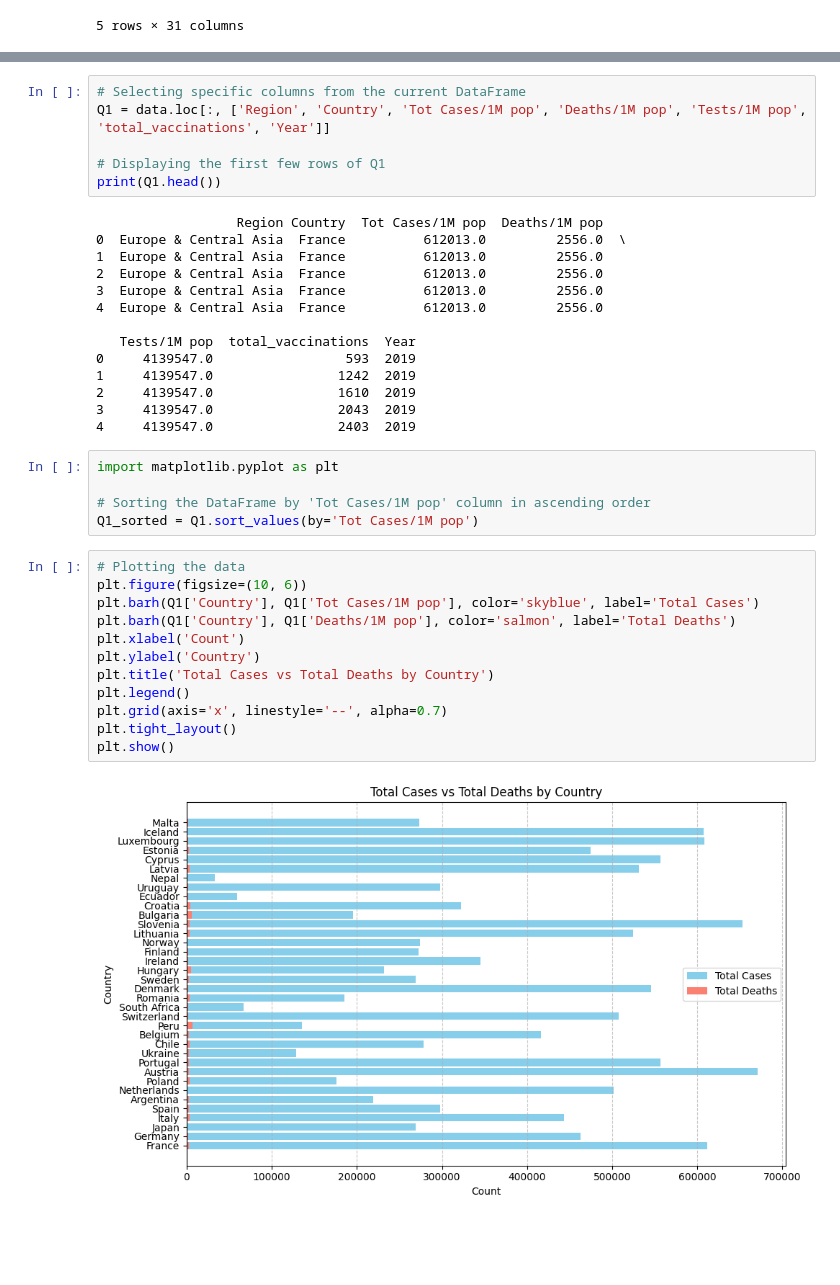
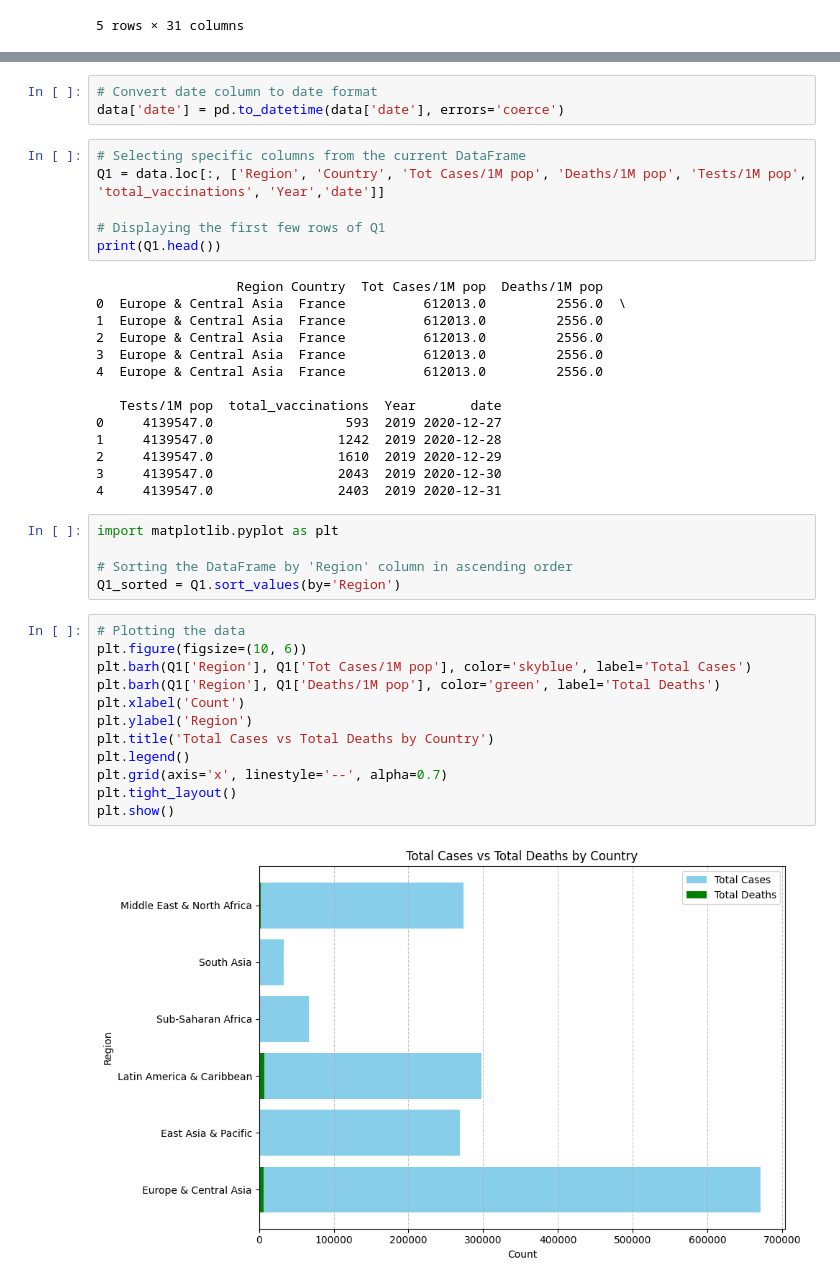
Before and after one commit to JoanneSiarivita/Data_Viz, a Jupyter notebook: data_viz/notebooks/Q1.ipynb, the cells around one changed output, grey strips where cells are left out. Cells and saved outputs as stored; diff of their text form; blank space fills up the shorter version.

Commit message:
Q1 notebook updated with visuals

```diff
--- a/data_viz/notebooks/Q1.ipynb
+++ b/data_viz/notebooks/Q1.ipynb
@@ -72,6 +48,9 @@ print(grouped_data)
+# %%
+# Convert date column to date format
+data['date'] = pd.to_datetime(data['date'], errors='coerce')
 # %%
 # Selecting specific columns from the current DataFrame
-Q1 = data.loc[:, ['Region', 'Country', 'Tot Cases/1M pop', 'Deaths/1M pop', 'Tests/1M pop', 'total_vaccinations', 'Year']]
+Q1 = data.loc[:, ['Region', 'Country', 'Tot Cases/1M pop', 'Deaths/1M pop', 'Tests/1M pop', 'total_vaccinations', 'Year','date']]
 
 # Displaying the first few rows of Q1
 print(Q1.head())
@@ -83,28 +62,28 @@ print(Q1.head())
 3  Europe & Central Asia  France          612013.0         2556.0
 4  Europe & Central Asia  France          612013.0         2556.0
 
-   Tests/1M pop  total_vaccinations  Year
-0     4139547.0                 593  2019
-1     4139547.0                1242  2019
-2     4139547.0                1610  2019
-3     4139547.0                2043  2019
-4     4139547.0                2403  2019
+   Tests/1M pop  total_vaccinations  Year       date
+0     4139547.0                 593  2019 2020-12-27
+1     4139547.0                1242  2019 2020-12-28
+2     4139547.0                1610  2019 2020-12-29
+3     4139547.0                2043  2019 2020-12-30
+4     4139547.0                2403  2019 2020-12-31
 # %%
 import matplotlib.pyplot as plt
 
-# Sorting the DataFrame by 'Tot Cases/1M pop' column in ascending order
-Q1_sorted = Q1.sort_values(by='Tot Cases/1M pop')
+# Sorting the DataFrame by 'Region' column in ascending order
+Q1_sorted = Q1.sort_values(by='Region')
 # %%
 # Plotting the data
 plt.figure(figsize=(10, 6))
-plt.barh(Q1['Country'], Q1['Tot Cases/1M pop'], color='skyblue', label='Total Cases')
-plt.barh(Q1['Country'], Q1['Deaths/1M pop'], color='salmon', label='Total Deaths')
+plt.barh(Q1['Region'], Q1['Tot Cases/1M pop'], color='skyblue', label='Total Cases')
+plt.barh(Q1['Region'], Q1['Deaths/1M pop'], color='green', label='Total Deaths')
 plt.xlabel('Count')
-plt.ylabel('Country')
+plt.ylabel('Region')
 plt.title('Total Cases vs Total Deaths by Country')
 plt.legend()
 plt.grid(axis='x', linestyle='--', alpha=0.7)
 plt.tight_layout()
 plt.show()
 # %% [output]
-[figure, old version]
+[figure, new version]
```
Also changed, not shown: parts of 3 cells of this notebook.
